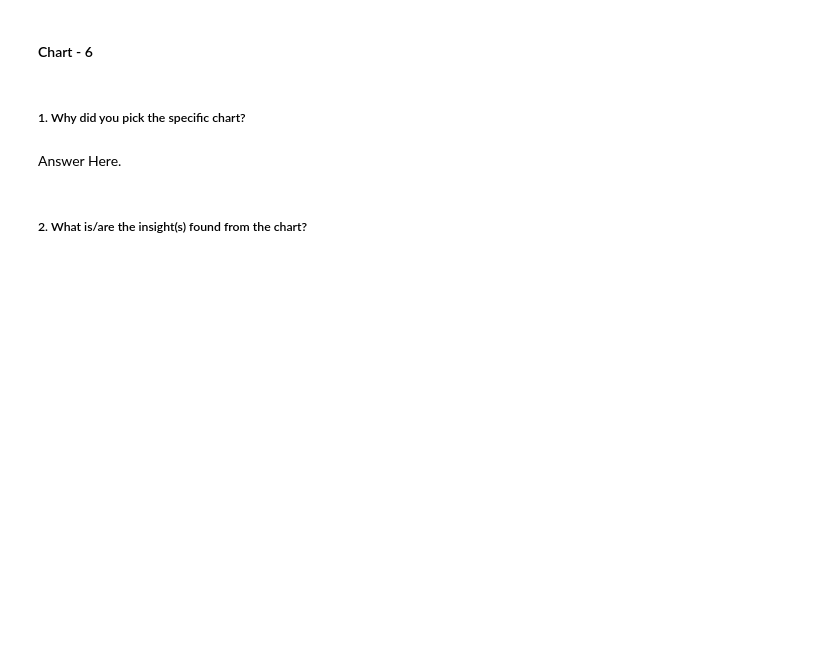
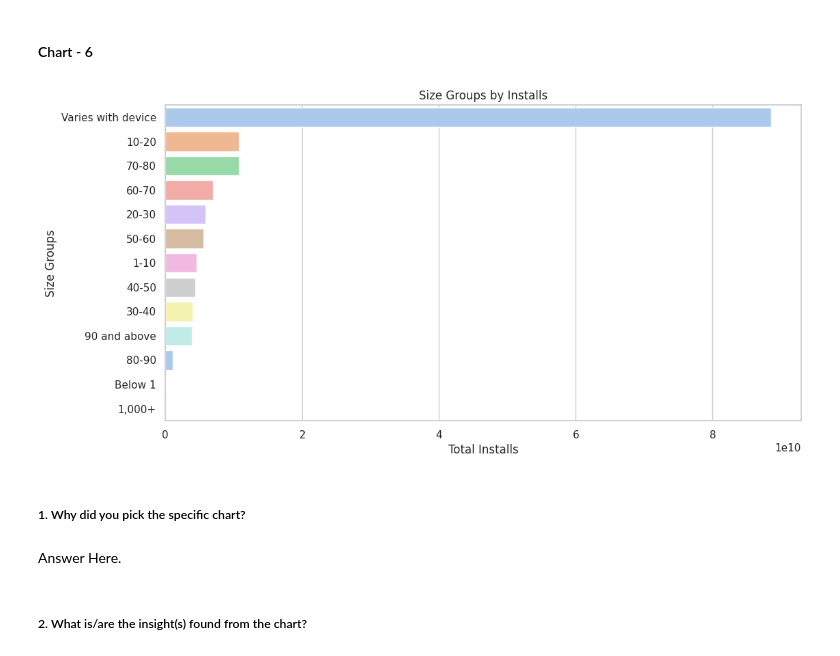
Before and after one commit to rohitpaul09/Play-Store-App-Review-Analysis, a Jupyter notebook: Play_Store_App_Review_Analysis.ipynb, the cells around one changed output. Cells and saved outputs as stored; diff of their text form; code cells hidden in the pictures; blank space fills up the shorter version.

```diff
--- a/Play_Store_App_Review_Analysis.ipynb
+++ b/Play_Store_App_Review_Analysis.ipynb
@@ -806,3 +867,54 @@ Answer Here
+# %%
+# Define the function to group app sizes
+def size_groups(var):
+    try:
+        if var < 1:
+            return 'Below 1'
+        elif var >= 1 and var < 10:
+            return '1-10'
+        elif var >= 10 and var < 20:
+            return '10-20'
+        elif var >= 20 and var < 30:
+            return '20-30'
+        elif var >= 30 and var < 40:
+            return '30-40'
+        elif var >= 40 and var < 50:
+            return '40-50'
+        elif var >= 50 and var < 60:
+            return '50-60'
+        elif var >= 60 and var < 70:
+            return '60-70'
+        elif var >= 70 and var < 80:
+            return '70-80'
+        elif var >= 80 and var < 90:
+            return '80-90'
+        else:
+            return '90 and above'
+    except:
+        return var
+
+# Apply the size_groups function to create a new 'Size Group' column
+df_psdata['Size Group'] = df_psdata['Size'].apply(size_groups)
+
+# Group by Size Group, summing the installs for each size group
+size_group_installs = df_psdata.groupby('Size Group')['Installs'].sum().reset_index()
+
+# Sort by installs in descending order
+sorted_size_group_installs = size_group_installs.sort_values(by='Installs', ascending=False)
+
+# Set up the plot
+plt.figure(figsize=(12, 6))
+sns.barplot(x='Installs', y='Size Group', data=sorted_size_group_installs, palette='pastel')
+
+# Customize the plot
+plt.title('Size Groups by Installs')
+plt.xlabel('Total Installs')
+plt.ylabel('Size Groups')
+
+# Show the plot
+plt.show()
+# %% [output]
+[figure, added]
 # %% [markdown]
 ##### 1. Why did you pick the specific chart?
 # %% [markdown]
```
Also changed, not shown: parts of 15 cells of this notebook.
